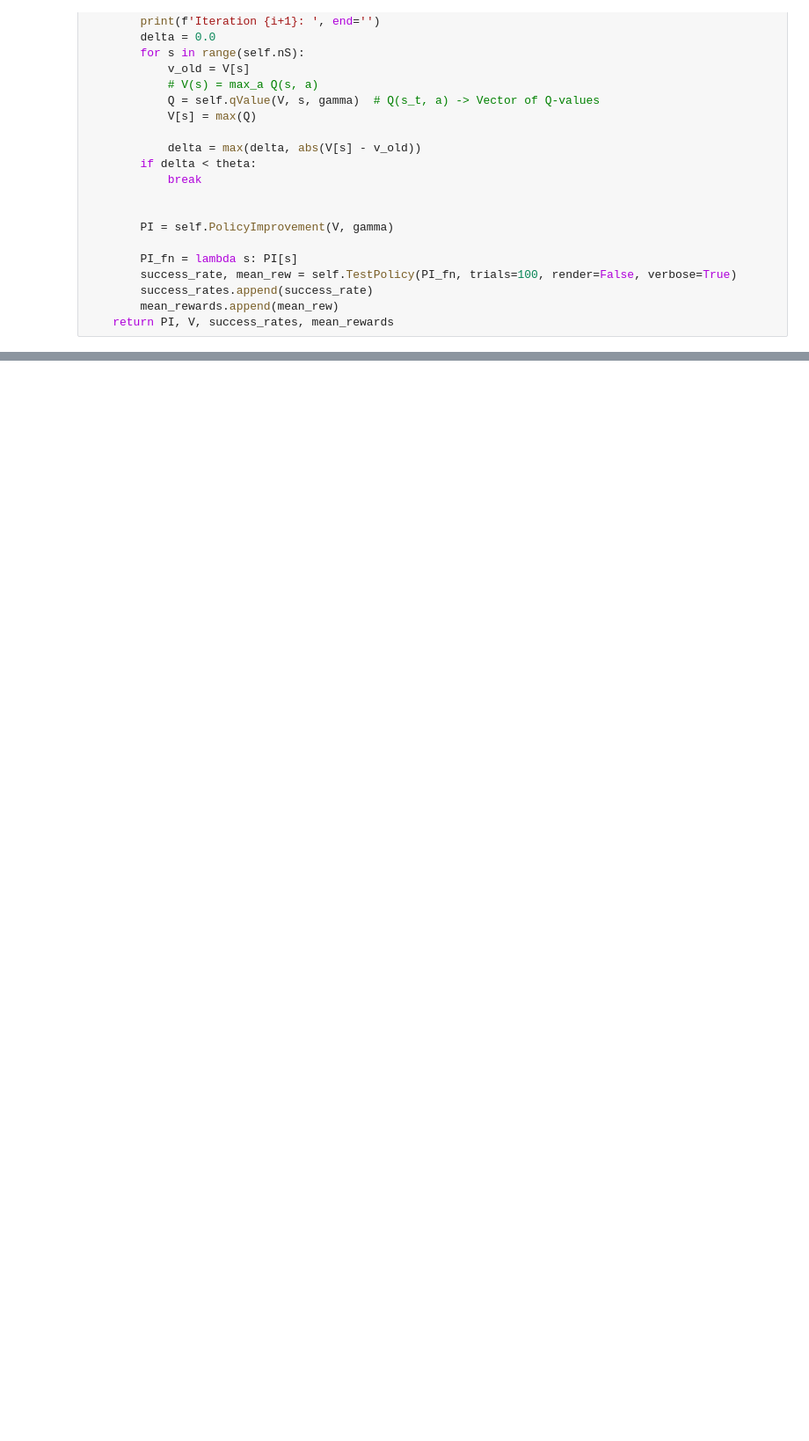
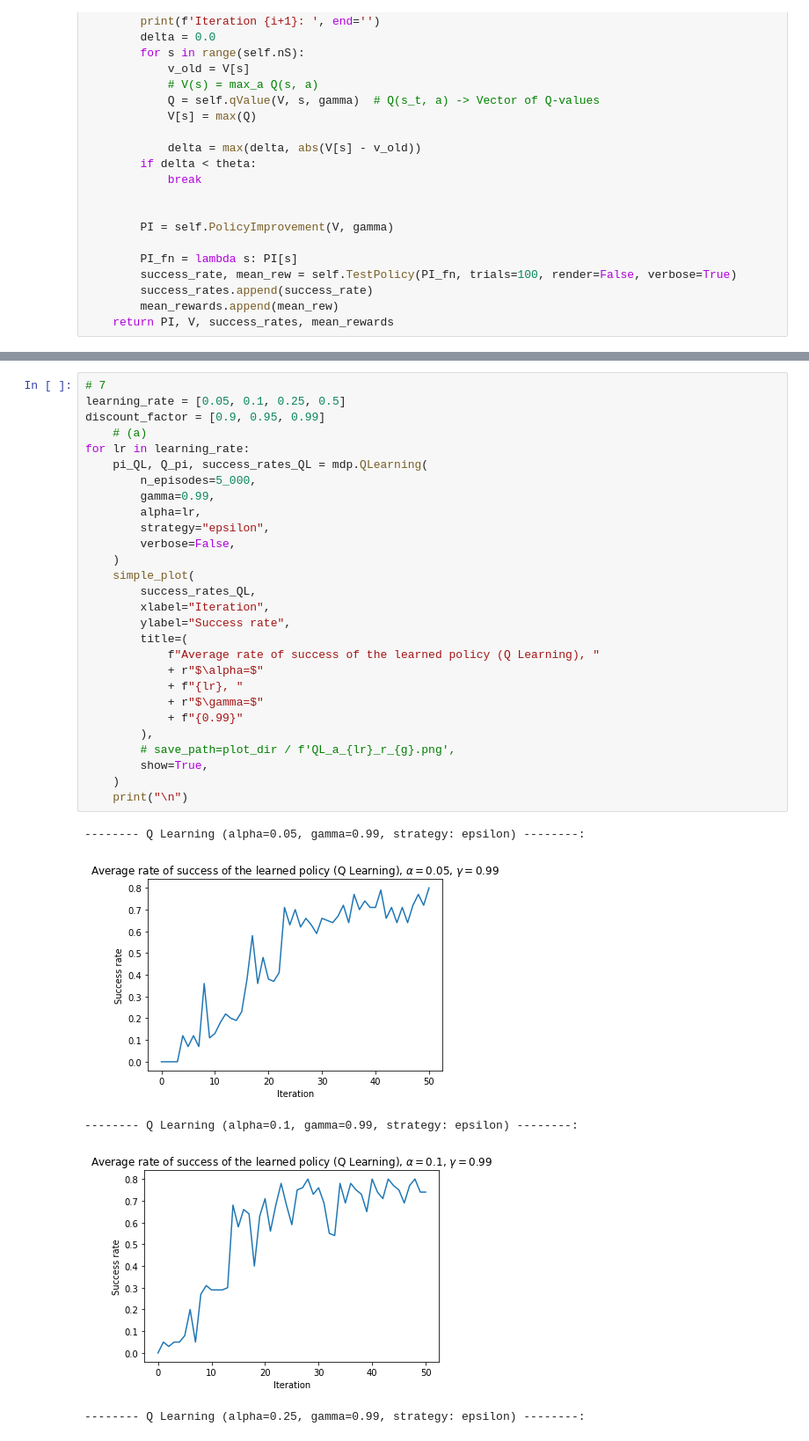
Before and after one commit to yifanwu2828/ECE276c, a Jupyter notebook: HW2/hw2_soln.ipynb, the cells around one changed output, grey strips where cells are left out. Shown: that part at 88% size. Saved outputs shown, nothing was run; the diff lists cells and outputs as text; blank space fills up the shorter version.

```diff
--- a/HW2/hw2_soln.ipynb
+++ b/HW2/hw2_soln.ipynb
@@ -401,0 +443,34 @@ V_pi: [0.45935694 0.3994459  0.36177992 0.3437021  0.48231913 0.
+# %%
+# 7
+learning_rate = [0.05, 0.1, 0.25, 0.5]
+discount_factor = [0.9, 0.95, 0.99]
+    # (a)
+for lr in learning_rate:
+    pi_QL, Q_pi, success_rates_QL = mdp.QLearning(
+        n_episodes=5_000,
+        gamma=0.99,
+        alpha=lr,
+        strategy="epsilon",
+        verbose=False,
+    )
+    simple_plot(
+        success_rates_QL,
+        xlabel="Iteration",
+        ylabel="Success rate",
+        title=(
+            f"Average rate of success of the learned policy (Q Learning), "
+            + r"$\alpha=$"
+            + f"{lr}, "
+            + r"$\gamma=$"
+            + f"{0.99}"
+        ),
+        # save_path=plot_dir / f'QL_a_{lr}_r_{g}.png',
+        show=True,
+    )
+    print("\n")
+# %% [output]
+-------- Q Learning (alpha=0.05, gamma=0.99, strategy: epsilon) --------:
+[figure, added]
+-------- Q Learning (alpha=0.1, gamma=0.99, strategy: epsilon) --------:
+[figure, added]
+-------- Q Learning (alpha=0.25, gamma=0.99, strategy: epsilon) --------:
```
Also changed, not shown: parts of 14 cells of this notebook, 29 other files.
